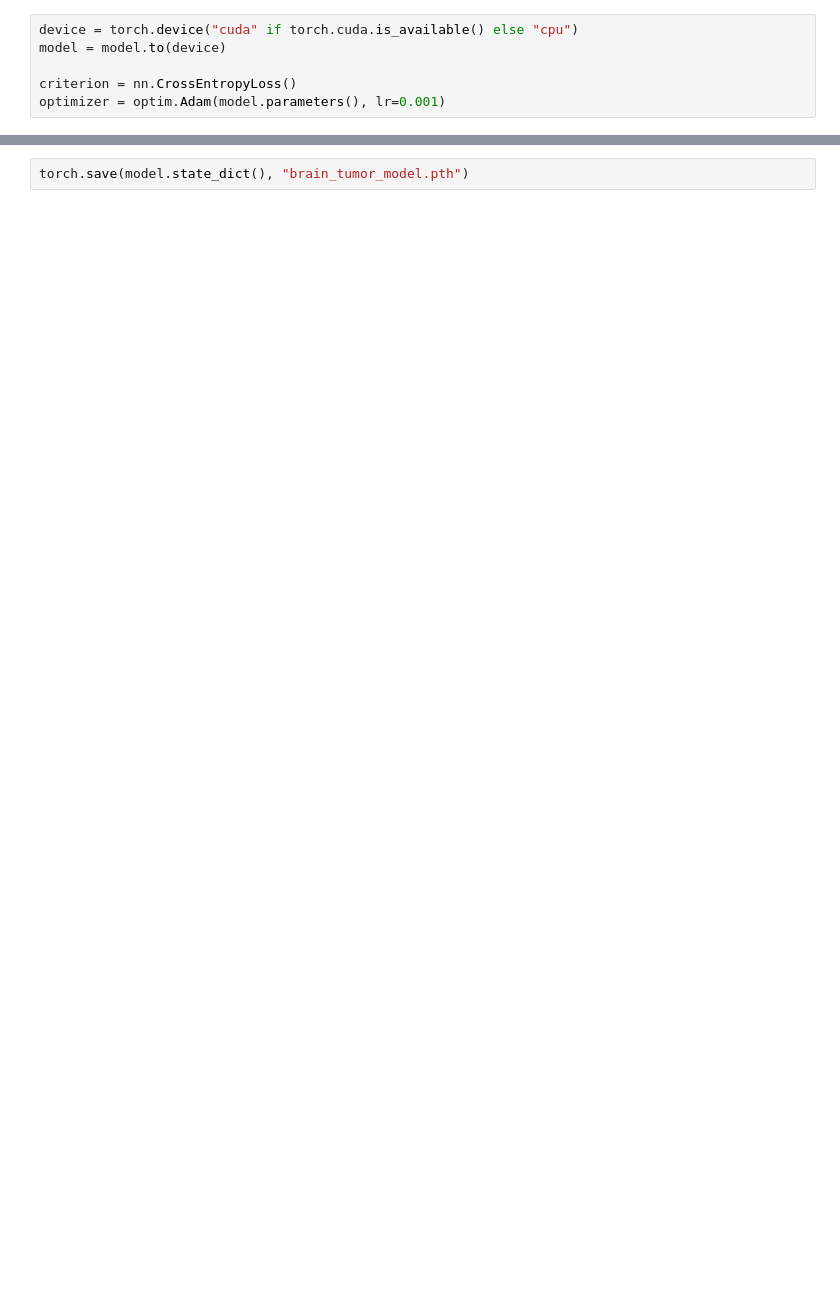
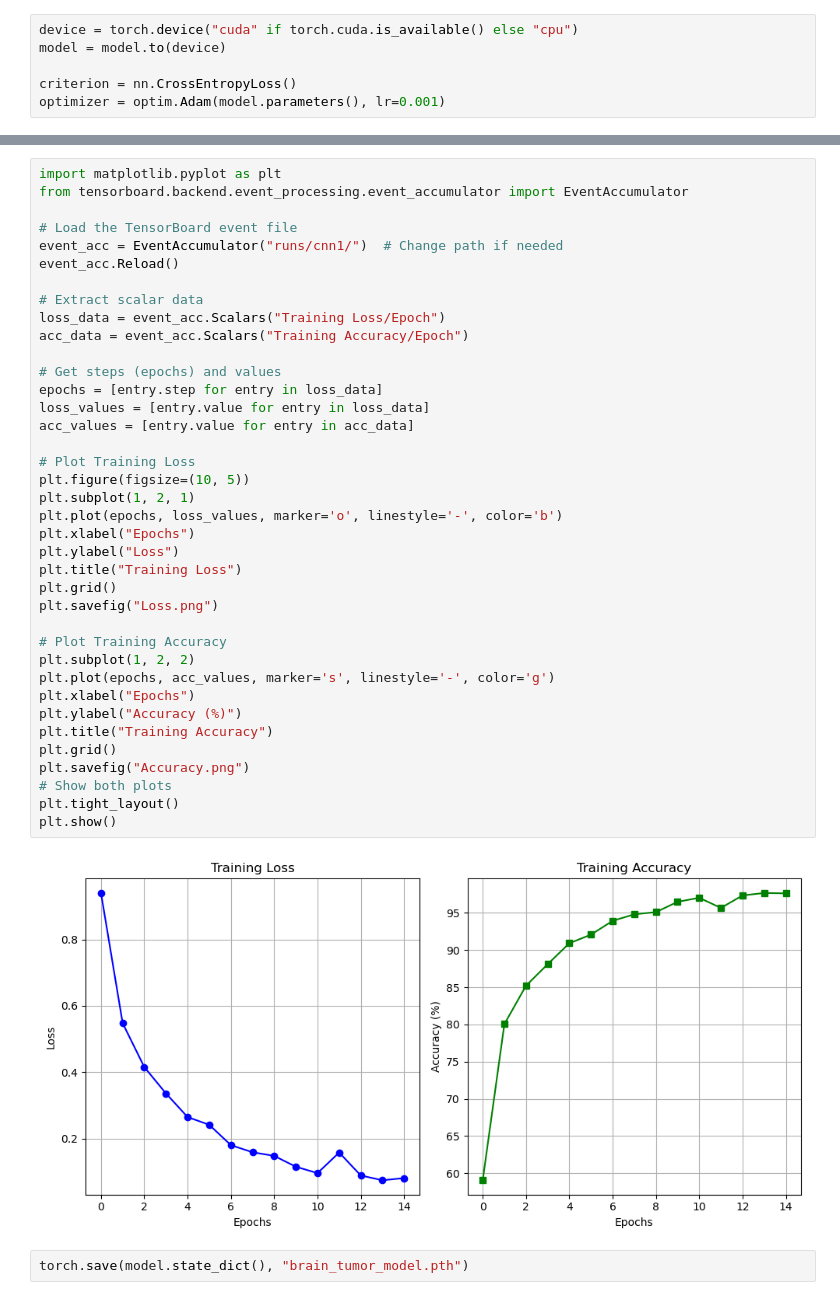
Before and after one commit to udit1567/DeepLearning-Projects, a Jupyter notebook: Brain-Tumor Detection/Notebook/Brain-Tumor_Detection.ipynb, the cells around one changed output, grey strips where cells are left out. Drawn from its saved outputs; the diff is of its cells as text; blank space fills up the shorter version.

```diff
--- a/Brain-Tumor Detection/Notebook/brain-tumor_scratch.ipynb
+++ b/Brain-Tumor Detection/Notebook/Brain-Tumor_Detection.ipynb
@@ -368,2 +366,42 @@ writer.add_figure("Confusion Matrix", fig)
+# %%
+import matplotlib.pyplot as plt
+from tensorboard.backend.event_processing.event_accumulator import EventAccumulator
+
+# Load the TensorBoard event file
+event_acc = EventAccumulator("runs/cnn1/")  # Change path if needed
+event_acc.Reload()
+
+# Extract scalar data
+loss_data = event_acc.Scalars("Training Loss/Epoch")
+acc_data = event_acc.Scalars("Training Accuracy/Epoch")
+
+# Get steps (epochs) and values
+epochs = [entry.step for entry in loss_data]
+loss_values = [entry.value for entry in loss_data]
+acc_values = [entry.value for entry in acc_data]
+
+# Plot Training Loss
+plt.figure(figsize=(10, 5))
+plt.subplot(1, 2, 1)
+plt.plot(epochs, loss_values, marker='o', linestyle='-', color='b')
+plt.xlabel("Epochs")
+plt.ylabel("Loss")
+plt.title("Training Loss")
+plt.grid()
+plt.savefig("Loss.png")
+
+# Plot Training Accuracy
+plt.subplot(1, 2, 2)
+plt.plot(epochs, acc_values, marker='s', linestyle='-', color='g')
+plt.xlabel("Epochs")
+plt.ylabel("Accuracy (%)")
+plt.title("Training Accuracy")
+plt.grid()
+plt.savefig("Accuracy.png")
+# Show both plots
+plt.tight_layout()
+plt.show()
+# %% [output]
+[figure, added]
 # %%
 torch.save(model.state_dict(), "brain_tumor_model.pth")
```
Also changed, not shown: parts of 12 cells of this notebook, 2 other files.
